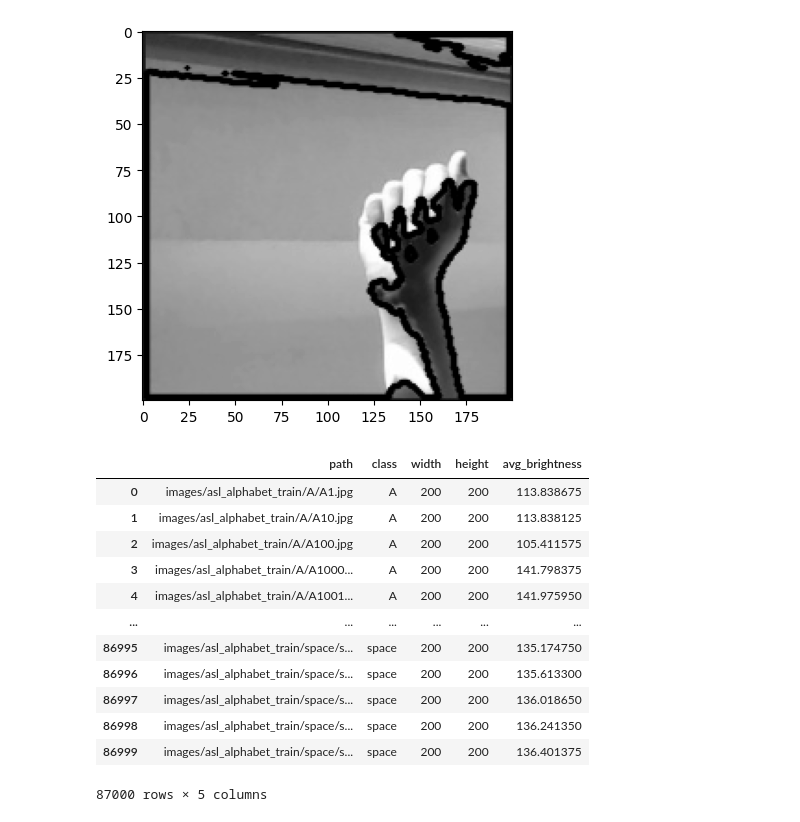
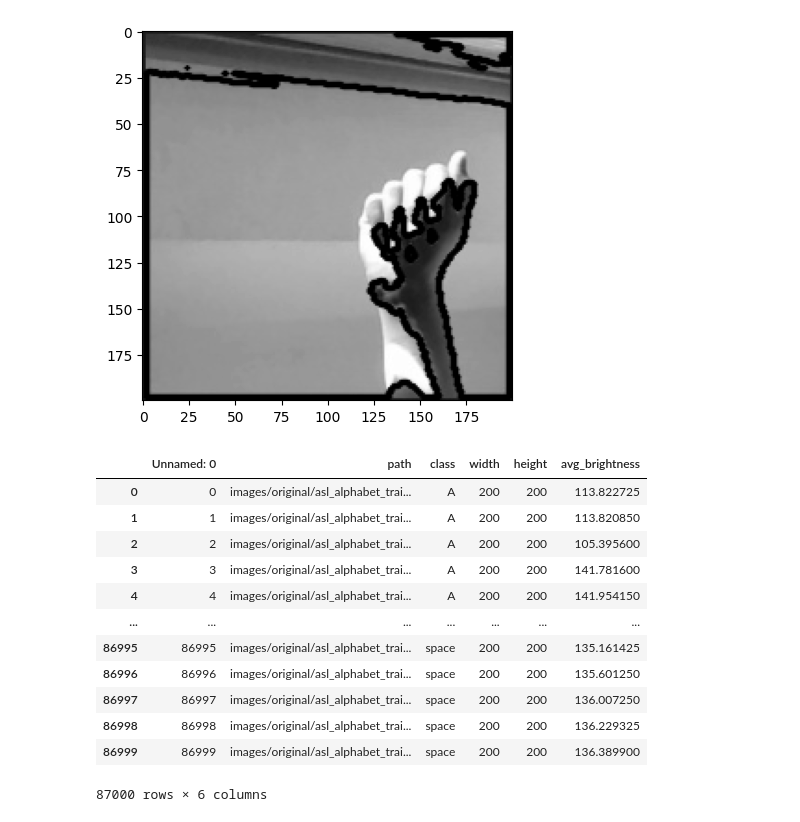
Before and after one commit to AlexHoangs/ASL-Recognition, a Jupyter notebook: eda.ipynb, the cells around one changed output. Saved outputs shown, nothing was run; the diff lists cells and outputs as text; code cells hidden in the pictures.

```diff
--- a/eda.ipynb
+++ b/eda.ipynb
@@ -133,16 +128,0 @@ train_df = train_img_stats(train)
-# %%
-train_df
-# %% [output]
-|  | path | class | width | height | avg_brightness |
-| 0 | images/asl_alphabet_train/A/A1.jpg | A | 200 | 200 | 113.838675 |
-| 1 | images/asl_alphabet_train/A/A10.jpg | A | 200 | 200 | 113.838125 |
-| 2 | images/asl_alphabet_train/A/A100.jpg | A | 200 | 200 | 105.411575 |
-| 3 | images/asl_alphabet_train/A/A1000... | A | 200 | 200 | 141.798375 |
-| 4 | images/asl_alphabet_train/A/A1001... | A | 200 | 200 | 141.975950 |
-| ... | ... | ... | ... | ... | ... |
-| 86995 | images/asl_alphabet_train/space/s... | space | 200 | 200 | 135.174750 |
-| 86996 | images/asl_alphabet_train/space/s... | space | 200 | 200 | 135.613300 |
-| 86997 | images/asl_alphabet_train/space/s... | space | 200 | 200 | 136.018650 |
-| 86998 | images/asl_alphabet_train/space/s... | space | 200 | 200 | 136.241350 |
-| 86999 | images/asl_alphabet_train/space/s... | space | 200 | 200 | 136.401375 |
-87000 rows × 5 columns
@@ -148,0 +132,17 @@ train_df
+# %%
+train_df = pd.read_csv("train_img_stats.csv")
+train_df
+# %% [output]
+|  | Unnamed: 0 | path | class | width | height | avg_brightness |
+| 0 | 0 | images/original/asl_alphabet_trai... | A | 200 | 200 | 113.822725 |
+| 1 | 1 | images/original/asl_alphabet_trai... | A | 200 | 200 | 113.820850 |
+| 2 | 2 | images/original/asl_alphabet_trai... | A | 200 | 200 | 105.395600 |
+| 3 | 3 | images/original/asl_alphabet_trai... | A | 200 | 200 | 141.781600 |
+| 4 | 4 | images/original/asl_alphabet_trai... | A | 200 | 200 | 141.954150 |
+| ... | ... | ... | ... | ... | ... | ... |
+| 86995 | 86995 | images/original/asl_alphabet_trai... | space | 200 | 200 | 135.161425 |
+| 86996 | 86996 | images/original/asl_alphabet_trai... | space | 200 | 200 | 135.601250 |
+| 86997 | 86997 | images/original/asl_alphabet_trai... | space | 200 | 200 | 136.007250 |
+| 86998 | 86998 | images/original/asl_alphabet_trai... | space | 200 | 200 | 136.229325 |
+| 86999 | 86999 | images/original/asl_alphabet_trai... | space | 200 | 200 | 136.389900 |
+87000 rows × 6 columns
```
Also changed, not shown: parts of 5 cells of this notebook, 1 other file.
